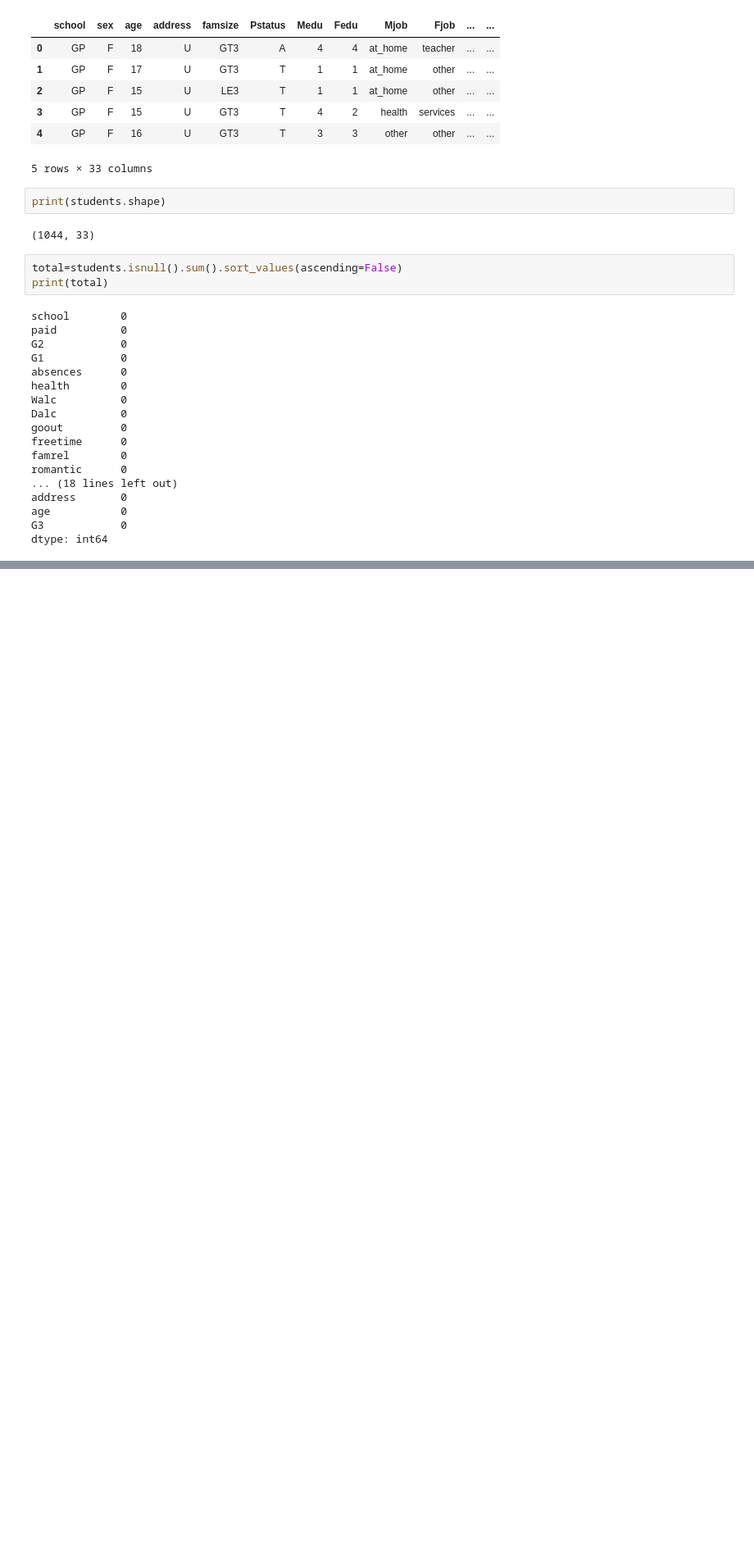
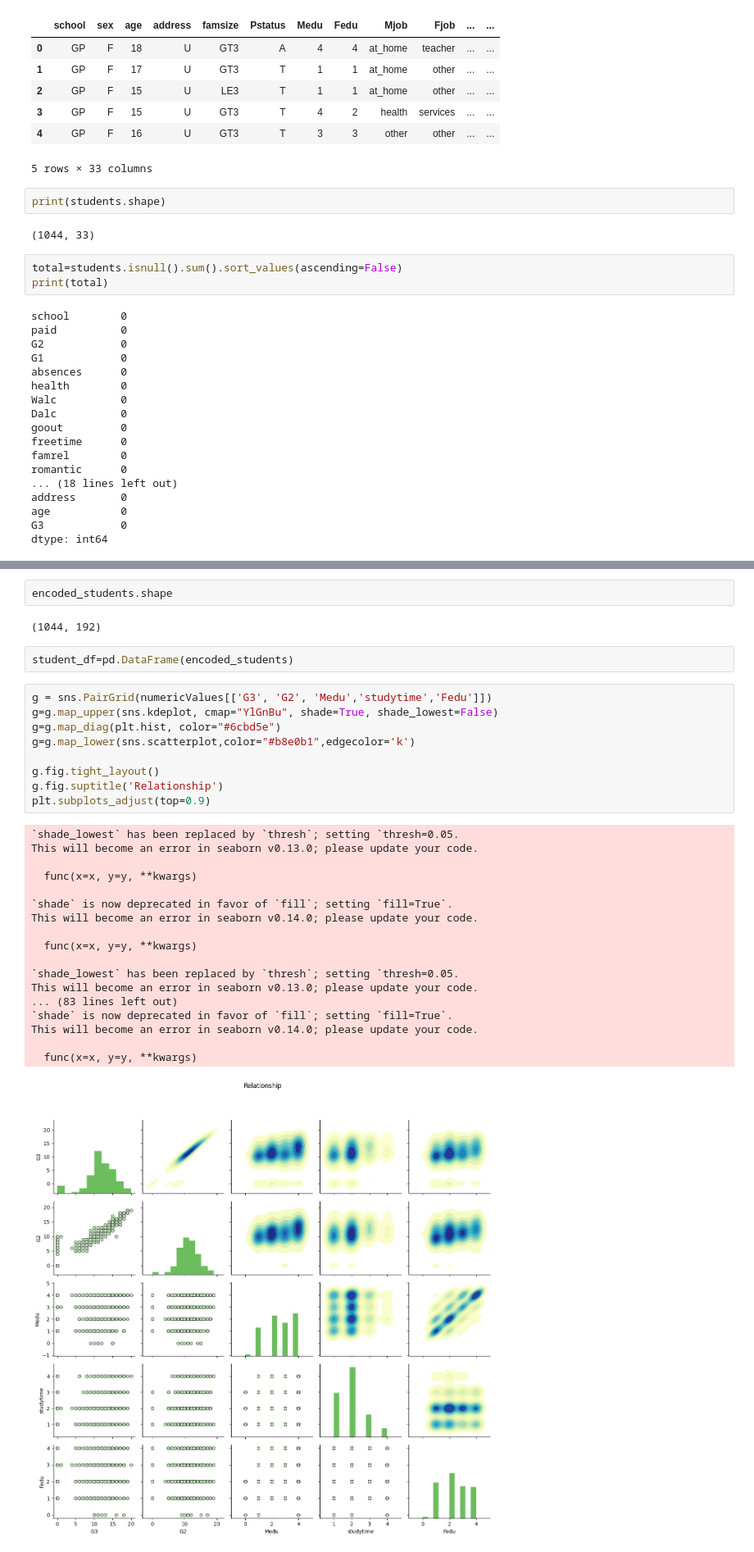
Before and after one commit to Rabin-Shresth/ML-Supervised-Learning, a Jupyter notebook: Regression Modelling/Linear Regression/model-prep.ipynb, the cells around one changed output, grey strips where cells are left out. Shown: that part at 82% size. Drawn from its saved outputs; the diff is of its cells as text; blank space fills up the shorter version.

```diff
--- a/Regression Modelling/Linear Regression/model-prep.ipynb
+++ b/Regression Modelling/Linear Regression/model-prep.ipynb
@@ -90,0 +123,34 @@ ValueError: could not convert string to float: 'GP'
+# %%
+encoded_students.shape
+# %% [output]
+(1044, 192)
+# %%
+student_df=pd.DataFrame(encoded_students)
+# %%
+g = sns.PairGrid(numericValues[['G3', 'G2', 'Medu','studytime','Fedu']])
+g=g.map_upper(sns.kdeplot, cmap="YlGnBu", shade=True, shade_lowest=False)
+g=g.map_diag(plt.hist, color="#6cbd5e")
+g=g.map_lower(sns.scatterplot,color="#b8e0b1",edgecolor='k')
+
+g.fig.tight_layout()
+g.fig.suptitle('Relationship')
+plt.subplots_adjust(top=0.9)
+# %% [output]
+`shade_lowest` has been replaced by `thresh`; setting `thresh=0.05.
+This will become an error in seaborn v0.13.0; please update your code.
+
+  func(x=x, y=y, **kwargs)
+
+`shade` is now deprecated in favor of `fill`; setting `fill=True`.
+This will become an error in seaborn v0.14.0; please update your code.
+
+  func(x=x, y=y, **kwargs)
+
+`shade_lowest` has been replaced by `thresh`; setting `thresh=0.05.
+This will become an error in seaborn v0.13.0; please update your code.
+... (83 lines left out)
+`shade` is now deprecated in favor of `fill`; setting `fill=True`.
+This will become an error in seaborn v0.14.0; please update your code.
+
+  func(x=x, y=y, **kwargs)
+[figure, added]
```
Also changed, not shown: parts of 3 cells of this notebook, 1 other file.
